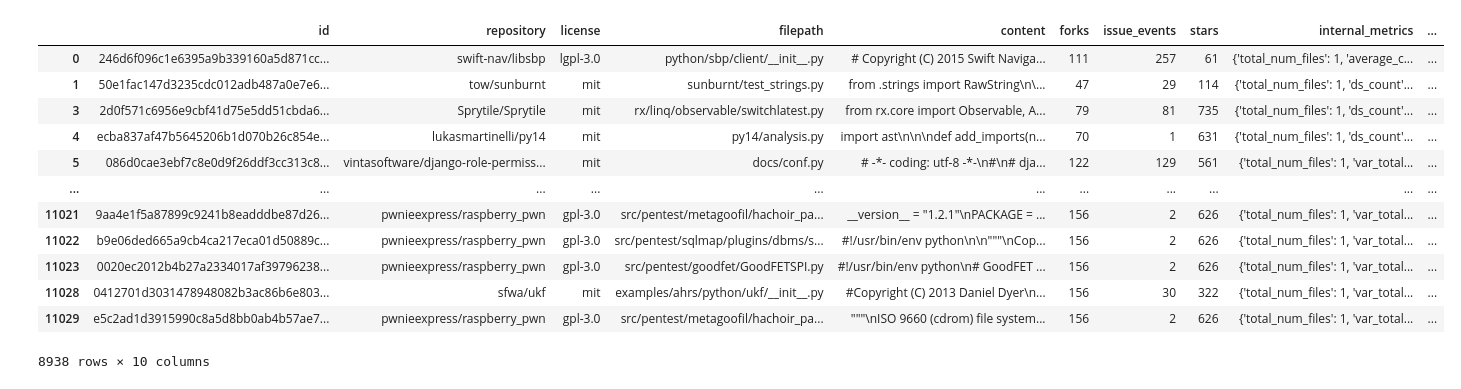
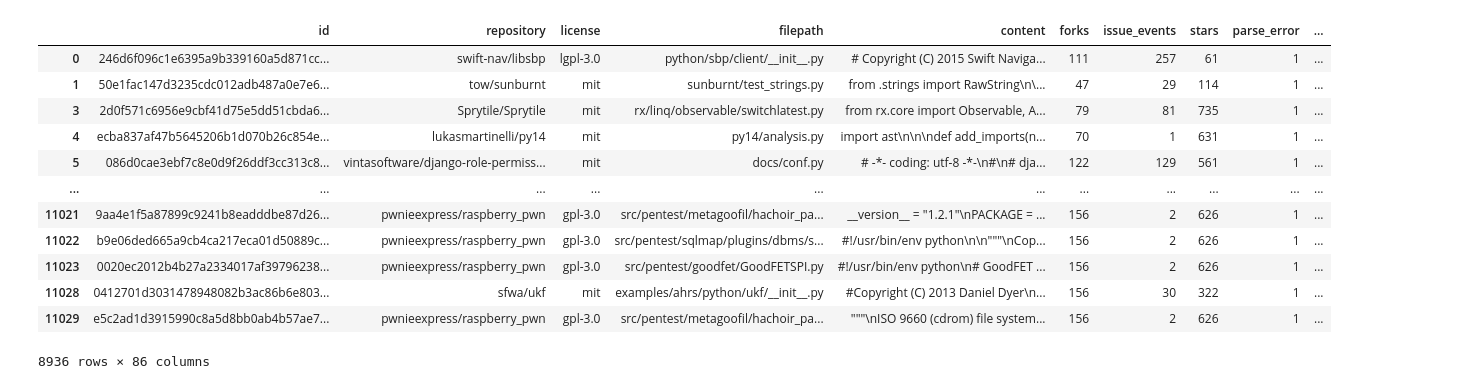
Before and after one commit to tradejack/code-style-probing, a Jupyter notebook: bigquery-extract-metrics.ipynb, the cells around one changed output. Saved outputs shown, nothing was run; the diff lists cells and outputs as text; code cells hidden in the pictures.

Commit message:
fixed runtime issue

```diff
--- a/bigquery-extract-metrics.ipynb
+++ b/bigquery-extract-metrics.ipynb
@@ -157,16 +53,32 @@ def file_probe(filename, script):
 # %%
 #run metrics
+from extract_metrics import extract_metrics, metric_dict_to_df
+from tqdm import tqdm
 script_count = len(script_df['filepath'])
 filenames = script_df['filepath']
 scripts = script_df['content']
-internal_metrics = []
+internal_metrics = pd.DataFrame()
 parse_error = []
-for i in range (0, script_count):
+metric_dicts = []
+for i in tqdm(range (0, script_count)):
     filename = filenames[i]
     script = scripts[i]
-    metrics = file_probe(filename, script)
-    if 'error' in metrics.keys():
+
+    try:
+        script_ast = ast.parse(script)
+        metrics = extract_metrics(script, script_ast)
+        metric_dicts.append(metrics)
+        parse_error.append(1)
+        #metric_df = metric_dict_to_df([metrics])
+    except:
+    # try:
+    #     convert_script = func_2to3(script)
+    #     script_ast = ast.parse(convert_script)
+    # except:
+        metric_dicts.append({})
         parse_error.append(0)
-    else:
-        parse_error.append(1)
-    internal_metrics.append(metrics)
+    #internal_metrics = internal_metrics.append( metric_df)
+metric_df = pd.DataFrame.from_records(metric_dicts)
+script_df['parse_error'] = parse_error
+display(metric_df)
+#print (metric_dicts[0])
@@ -173,21 +99,22 @@ for i in range (0, script_count):
 # %%
 # add internal metrics to df and filter out parse errors
-script_df['internal_metrics'] = internal_metrics
-script_df['error'] = parse_error
-#
-script_df = script_df[script_df['error'] == 1]
-display(script_df)
+reset_internal_metrics = internal_metrics.reset_index(drop=True)
+metrics_df = pd.concat([script_df, metric_df], axis = 1)
+#metrics_df['error'] = parse_error
+
+clean_metrics_df = metrics_df[metrics_df['parse_error'] == 1]
+display(clean_metrics_df)
 # %% [output]
-|  | id | repository | license | filepath | content | forks | issue_events | stars | internal_metrics | ... |
-| 0 | 246d6f096c1e6395a9b339160a5d871cc... | swift-nav/libsbp | lgpl-3.0 | python/sbp/client/__init__.py | # Copyright (C) 2015 Swift Naviga... | 111 | 257 | 61 | {'total_num_files': 1, 'average_c... | ... |
-| 1 | 50e1fac147d3235cdc012adb487a0e7e6... | tow/sunburnt | mit | sunburnt/test_strings.py | from .strings import RawString\n\... | 47 | 29 | 114 | {'total_num_files': 1, 'ds_count'... | ... |
-| 3 | 2d0f571c6956e9cbf41d75e5dd51cbda6... | Sprytile/Sprytile | mit | rx/linq/observable/switchlatest.py | from rx.core import Observable, A... | 79 | 81 | 735 | {'total_num_files': 1, 'ds_count'... | ... |
-| 4 | ecba837af47b5645206b1d070b26c854e... | lukasmartinelli/py14 | mit | py14/analysis.py | import ast\n\n\ndef add_imports(n... | 70 | 1 | 631 | {'total_num_files': 1, 'ds_count'... | ... |
-| 5 | 086d0cae3ebf7c8e0d9f26ddf3cc313c8... | vintasoftware/django-role-permiss... | mit | docs/conf.py | # -*- coding: utf-8 -*-\n#\n# dja... | 122 | 129 | 561 | {'total_num_files': 1, 'var_total... | ... |
+|  | id | repository | license | filepath | content | forks | issue_events | stars | parse_error | ... |
+| 0 | 246d6f096c1e6395a9b339160a5d871cc... | swift-nav/libsbp | lgpl-3.0 | python/sbp/client/__init__.py | # Copyright (C) 2015 Swift Naviga... | 111 | 257 | 61 | 1 | ... |
+| 1 | 50e1fac147d3235cdc012adb487a0e7e6... | tow/sunburnt | mit | sunburnt/test_strings.py | from .strings import RawString\n\... | 47 | 29 | 114 | 1 | ... |
+| 3 | 2d0f571c6956e9cbf41d75e5dd51cbda6... | Sprytile/Sprytile | mit | rx/linq/observable/switchlatest.py | from rx.core import Observable, A... | 79 | 81 | 735 | 1 | ... |
+| 4 | ecba837af47b5645206b1d070b26c854e... | lukasmartinelli/py14 | mit | py14/analysis.py | import ast\n\n\ndef add_imports(n... | 70 | 1 | 631 | 1 | ... |
+| 5 | 086d0cae3ebf7c8e0d9f26ddf3cc313c8... | vintasoftware/django-role-permiss... | mit | docs/conf.py | # -*- coding: utf-8 -*-\n#\n# dja... | 122 | 129 | 561 | 1 | ... |
 | ... | ... | ... | ... | ... | ... | ... | ... | ... | ... | ... |
-| 11021 | 9aa4e1f5a87899c9241b8eadddbe87d26... | pwnieexpress/raspberry_pwn | gpl-3.0 | src/pentest/metagoofil/hachoir_pa... | __version__ = "1.2.1"\nPACKAGE = ... | 156 | 2 | 626 | {'total_num_files': 1, 'var_total... | ... |
-| 11022 | b9e06ded665a9cb4ca217eca01d50889c... | pwnieexpress/raspberry_pwn | gpl-3.0 | src/pentest/sqlmap/plugins/dbms/s... | #!/usr/bin/env python\n\n"""\nCop... | 156 | 2 | 626 | {'total_num_files': 1, 'var_total... | ... |
-| 11023 | 0020ec2012b4b27a2334017af39796238... | pwnieexpress/raspberry_pwn | gpl-3.0 | src/pentest/goodfet/GoodFETSPI.py | #!/usr/bin/env python\n# GoodFET ... | 156 | 2 | 626 | {'total_num_files': 1, 'var_total... | ... |
-| 11028 | 0412701d3031478948082b3ac86b6e803... | sfwa/ukf | mit | examples/ahrs/python/ukf/__init__.py | #Copyright (C) 2013 Daniel Dyer\n... | 156 | 30 | 322 | {'total_num_files': 1, 'var_total... | ... |
-| 11029 | e5c2ad1d3915990c8a5d8bb0ab4b57ae7... | pwnieexpress/raspberry_pwn | gpl-3.0 | src/pentest/metagoofil/hachoir_pa... | """\nISO 9660 (cdrom) file system... | 156 | 2 | 626 | {'total_num_files': 1, 'var_total... | ... |
+| 11021 | 9aa4e1f5a87899c9241b8eadddbe87d26... | pwnieexpress/raspberry_pwn | gpl-3.0 | src/pentest/metagoofil/hachoir_pa... | __version__ = "1.2.1"\nPACKAGE = ... | 156 | 2 | 626 | 1 | ... |
+| 11022 | b9e06ded665a9cb4ca217eca01d50889c... | pwnieexpress/raspberry_pwn | gpl-3.0 | src/pentest/sqlmap/plugins/dbms/s... | #!/usr/bin/env python\n\n"""\nCop... | 156 | 2 | 626 | 1 | ... |
+| 11023 | 0020ec2012b4b27a2334017af39796238... | pwnieexpress/raspberry_pwn | gpl-3.0 | src/pentest/goodfet/GoodFETSPI.py | #!/usr/bin/env python\n# GoodFET ... | 156 | 2 | 626 | 1 | ... |
+| 11028 | 0412701d3031478948082b3ac86b6e803... | sfwa/ukf | mit | examples/ahrs/python/ukf/__init__.py | #Copyright (C) 2013 Daniel Dyer\n... | 156 | 30 | 322 | 1 | ... |
+| 11029 | e5c2ad1d3915990c8a5d8bb0ab4b57ae7... | pwnieexpress/raspberry_pwn | gpl-3.0 | src/pentest/metagoofil/hachoir_pa... | """\nISO 9660 (cdrom) file system... | 156 | 2 | 626 | 1 | ... |
-8938 rows × 10 columns
+8936 rows × 86 columns
```
Also changed, not shown: parts of 11 cells of this notebook.
